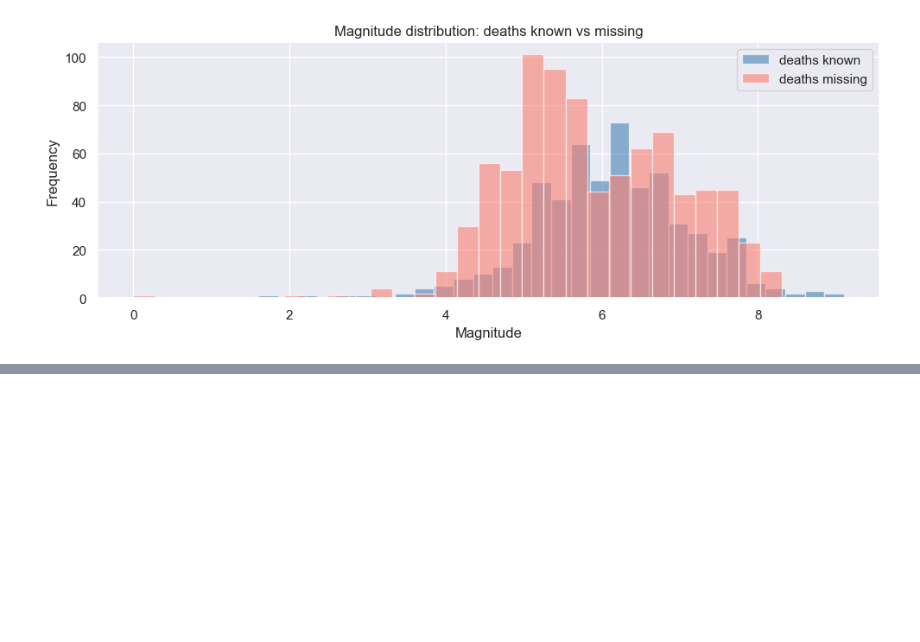
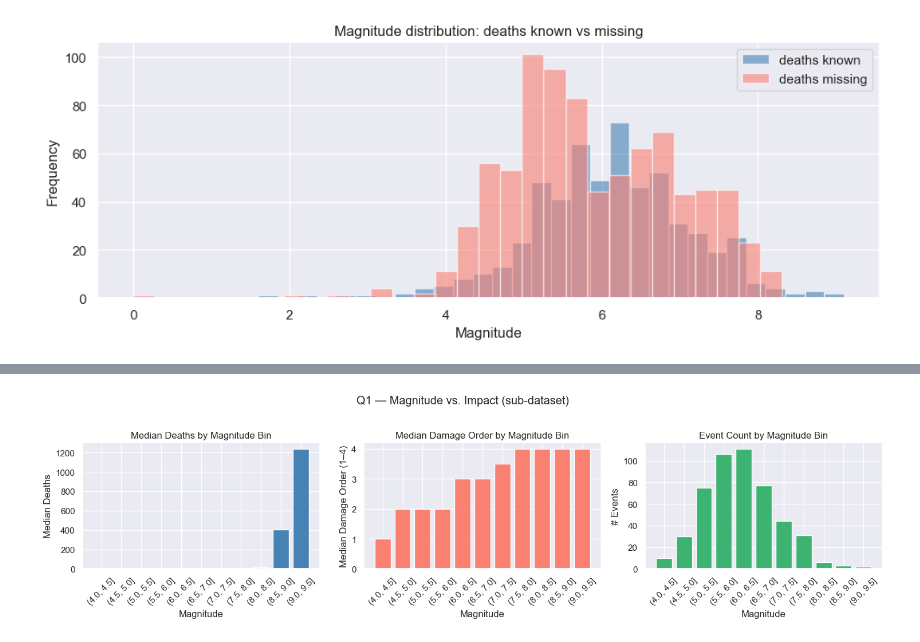
Before and after one commit to amandazweller/Final-project, a Jupyter notebook: explore_cleaned.ipynb, the cells around one changed output, grey strips where cells are left out. Saved outputs shown, nothing was run; the diff lists cells and outputs as text; code cells hidden in the pictures; blank space fills up the shorter version.

```diff
--- a/explore_cleaned.ipynb
+++ b/explore_cleaned.ipynb
@@ -471,0 +562,16 @@ plt.show()
+# %%
+import numpy as np
+
+sub['mag_bin'] = pd.cut(sub['magnitude'], bins=np.arange(4, 10.5, 0.5)).astype(str)
+
+q1 = (
+    sub.groupby('mag_bin', sort=True)
+    .agg(
+        median_deaths      =('deaths',       'median'),
+        median_damage_order=('damage_order',  'median'),
+        total_events       =('magnitude',     'count'),
+        pct_damage_severe  =('damage_order',  lambda s: (s >= 3).mean()),
+    )
+    .reset_index()
+)
+q1
@@ -471,0 +591,26 @@ plt.show()
+# %%
+fig, axes = plt.subplots(1, 3, figsize=(15, 4))
+
+axes[0].bar(q1['mag_bin'], q1['median_deaths'], color='steelblue')
+axes[0].set_title('Median Deaths by Magnitude Bin')
+axes[0].set_xlabel('Magnitude')
+axes[0].set_ylabel('Median Deaths')
+axes[0].tick_params(axis='x', rotation=45)
+
+axes[1].bar(q1['mag_bin'], q1['median_damage_order'], color='salmon')
+axes[1].set_title('Median Damage Order by Magnitude Bin')
+axes[1].set_xlabel('Magnitude')
+axes[1].set_ylabel('Median Damage Order (1–4)')
+axes[1].tick_params(axis='x', rotation=45)
+
+axes[2].bar(q1['mag_bin'], q1['total_events'], color='mediumseagreen')
+axes[2].set_title('Event Count by Magnitude Bin')
+axes[2].set_xlabel('Magnitude')
+axes[2].set_ylabel('# Events')
+axes[2].tick_params(axis='x', rotation=45)
+
+plt.suptitle('Q1 — Magnitude vs. Impact (sub-dataset)', y=1.02)
+plt.tight_layout()
+plt.show()
+# %% [output]
+[figure, added]
```
Also changed, not shown: parts of 14 cells of this notebook.
